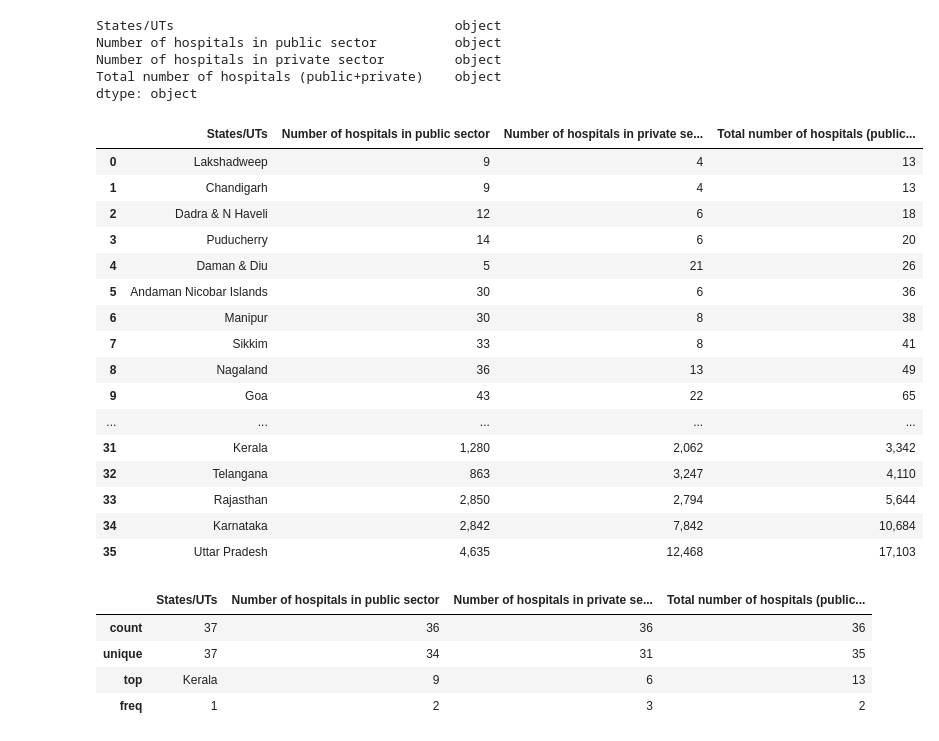
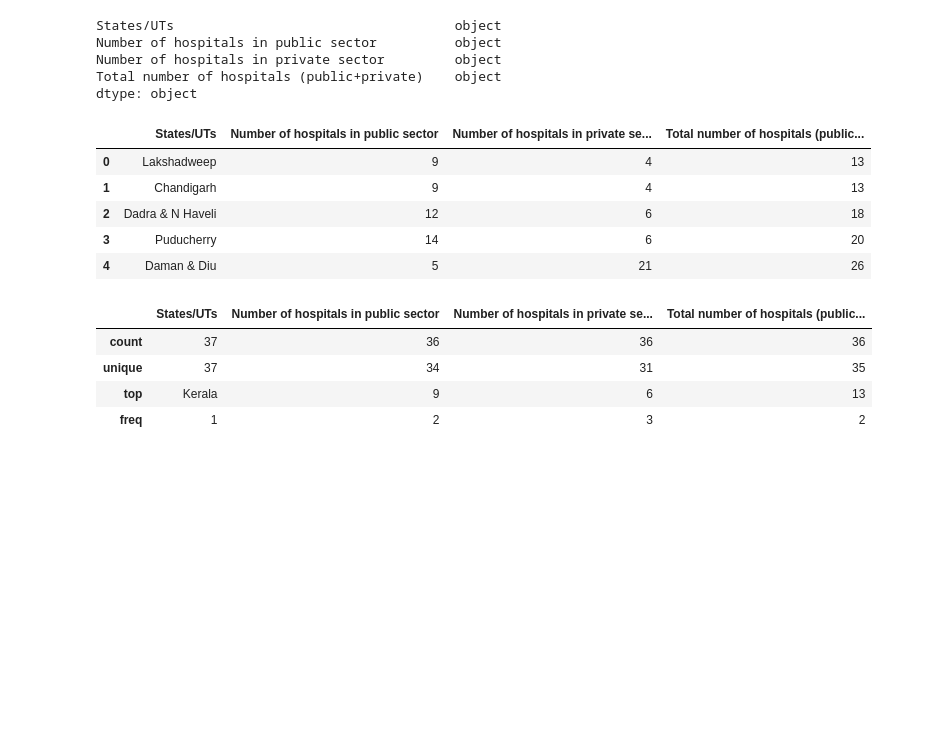
Before and after one commit to srikanthbhadragiri/datascience, a Jupyter notebook: notebooks/Hospitals-States-Public-Private-Count.ipynb, the cells around one changed output. Cells and saved outputs as stored; diff of their text form; code cells hidden in the pictures; blank space fills up the shorter version.

```diff
--- a/notebooks/Hospitals-States-Public-Private-Count.ipynb
+++ b/notebooks/Hospitals-States-Public-Private-Count.ipynb
@@ -43,25 +31,14 @@ Number of hospitals in private sector         object
 Total number of hospitals (public+private)    object
 dtype: object
 # %%
-df
+df.head()
 # %% [output]
 |  | States/UTs | Number of hospitals in public sector | Number of hospitals in private se... | Total number of hospitals (public... |
 | 0 | Lakshadweep | 9 | 4 | 13 |
 | 1 | Chandigarh | 9 | 4 | 13 |
 | 2 | Dadra & N Haveli | 12 | 6 | 18 |
 | 3 | Puducherry | 14 | 6 | 20 |
 | 4 | Daman & Diu | 5 | 21 | 26 |
-| 5 | Andaman Nicobar Islands | 30 | 6 | 36 |
-| 6 | Manipur | 30 | 8 | 38 |
-| 7 | Sikkim | 33 | 8 | 41 |
-| 8 | Nagaland | 36 | 13 | 49 |
-| 9 | Goa | 43 | 22 | 65 |
-| ... | ... | ... | ... | ... |
-| 31 | Kerala | 1,280 | 2,062 | 3,342 |
-| 32 | Telangana | 863 | 3,247 | 4,110 |
-| 33 | Rajasthan | 2,850 | 2,794 | 5,644 |
-| 34 | Karnataka | 2,842 | 7,842 | 10,684 |
-| 35 | Uttar Pradesh | 4,635 | 12,468 | 17,103 |
 # %%
 df.describe()
 # %% [output]
```
Also changed, not shown: parts of 19 cells of this notebook, 1 other file.
